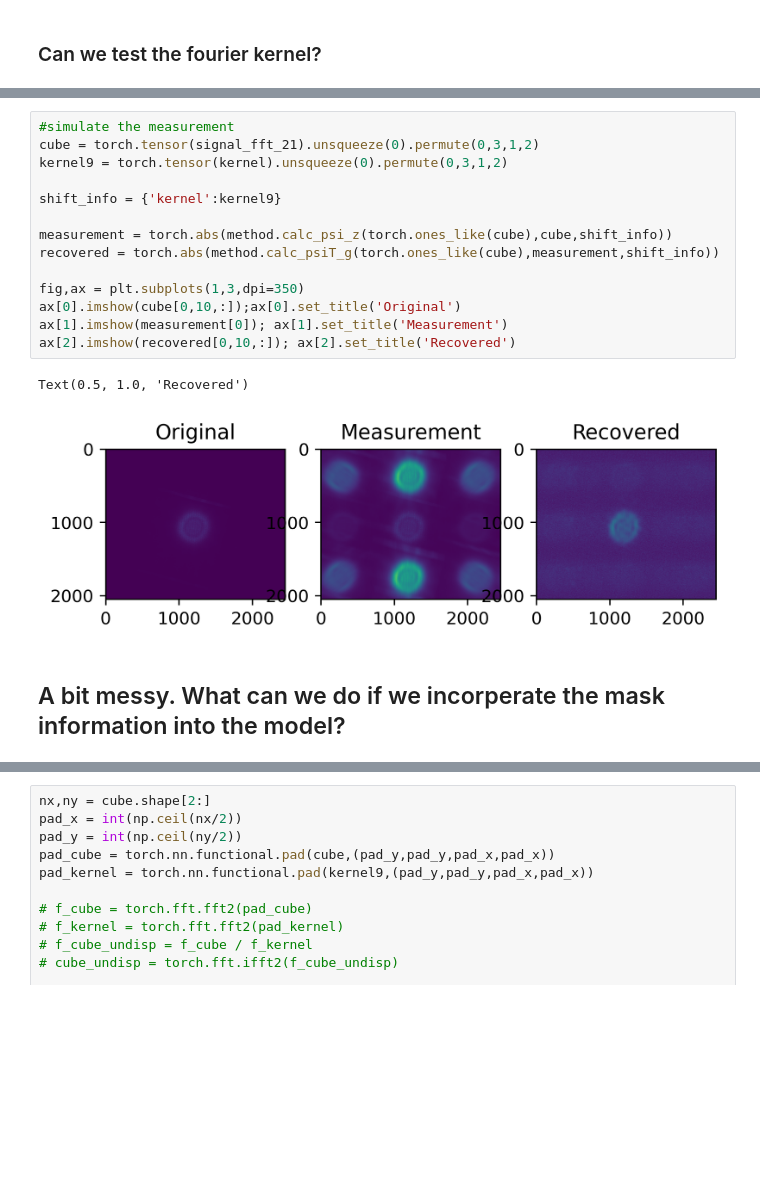
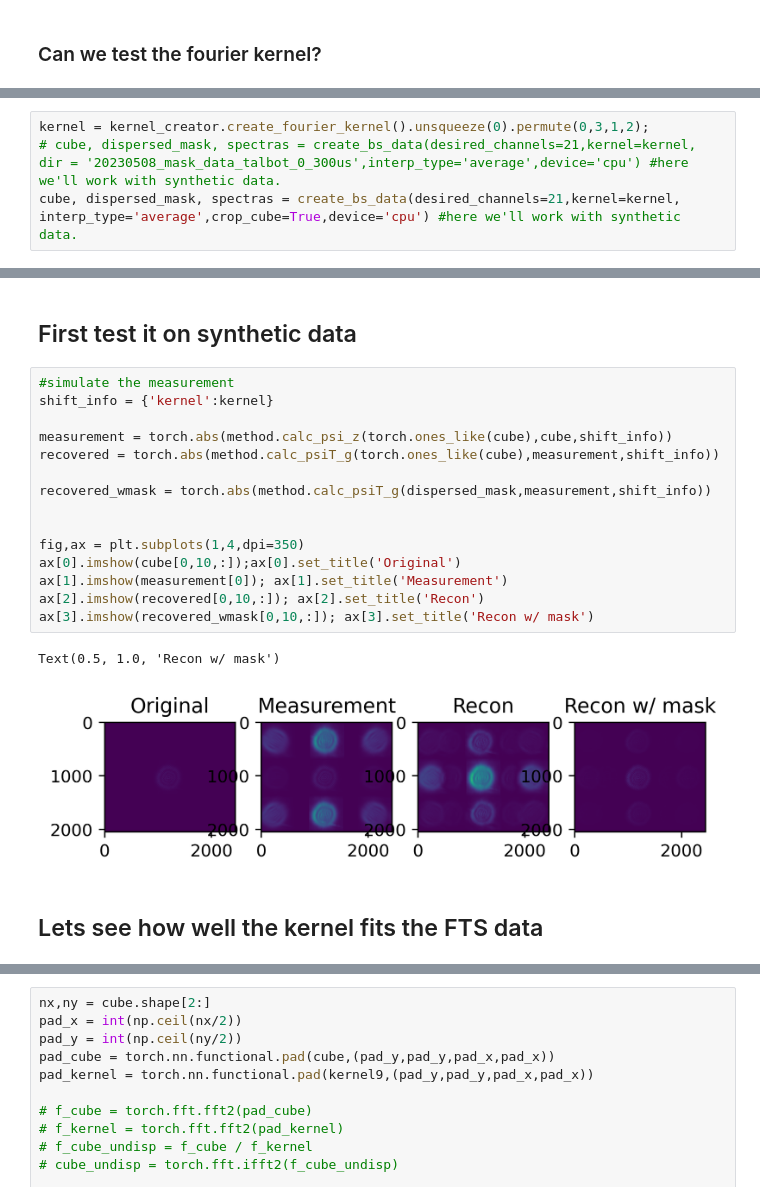
Before and after one commit to sunnyhoward/SCI, a Jupyter notebook: forward/fourier/example.ipynb, the cells around one changed output, grey strips where cells are left out. Drawn from its saved outputs; the diff is of its cells as text; blank space fills up the shorter version.

```diff
--- a/forward/fourier/example.ipynb
+++ b/forward/fourier/example.ipynb
@@ -51,0 +35,4 @@ signal_fft_21 = signal_fft_21 / np.max(signal_fft_21)
+# %%
+kernel = kernel_creator.create_fourier_kernel().unsqueeze(0).permute(0,3,1,2);
+# cube, dispersed_mask, spectras = create_bs_data(desired_channels=21,kernel=kernel, dir = '20230508_mask_data_talbot_0_300us',interp_type='average',device='cpu') #here we'll work with synthetic data.
+cube, dispersed_mask, spectras = create_bs_data(desired_channels=21,kernel=kernel, interp_type='average',crop_cube=True,device='cpu') #here we'll work with synthetic data.
@@ -52,19 +41,22 @@ signal_fft_21 = signal_fft_21 / np.max(signal_fft_21)
+# %% [markdown]
+## First test it on synthetic data
 # %%
 #simulate the measurement
-cube = torch.tensor(signal_fft_21).unsqueeze(0).permute(0,3,1,2)
-kernel9 = torch.tensor(kernel).unsqueeze(0).permute(0,3,1,2)
-
-shift_info = {'kernel':kernel9}
+shift_info = {'kernel':kernel}
 
 measurement = torch.abs(method.calc_psi_z(torch.ones_like(cube),cube,shift_info))
 recovered = torch.abs(method.calc_psiT_g(torch.ones_like(cube),measurement,shift_info))
 
-fig,ax = plt.subplots(1,3,dpi=350)
+recovered_wmask = torch.abs(method.calc_psiT_g(dispersed_mask,measurement,shift_info))
+
+
+fig,ax = plt.subplots(1,4,dpi=350)
 ax[0].imshow(cube[0,10,:]);ax[0].set_title('Original')
 ax[1].imshow(measurement[0]); ax[1].set_title('Measurement')
-ax[2].imshow(recovered[0,10,:]); ax[2].set_title('Recovered')
+ax[2].imshow(recovered[0,10,:]); ax[2].set_title('Recon')
+ax[3].imshow(recovered_wmask[0,10,:]); ax[3].set_title('Recon w/ mask')
 # %% [output]
-Text(0.5, 1.0, 'Recovered')
+Text(0.5, 1.0, 'Recon w/ mask')
-[figure, old version]
+[figure, new version]
-# %% [markdown]
-## A bit messy. What can we do if we incorperate the mask information into the model?
+# %% [markdown]
+## Lets see how well the kernel fits the FTS data
```
Also changed, not shown: parts of 8 cells of this notebook, 2 other files.
